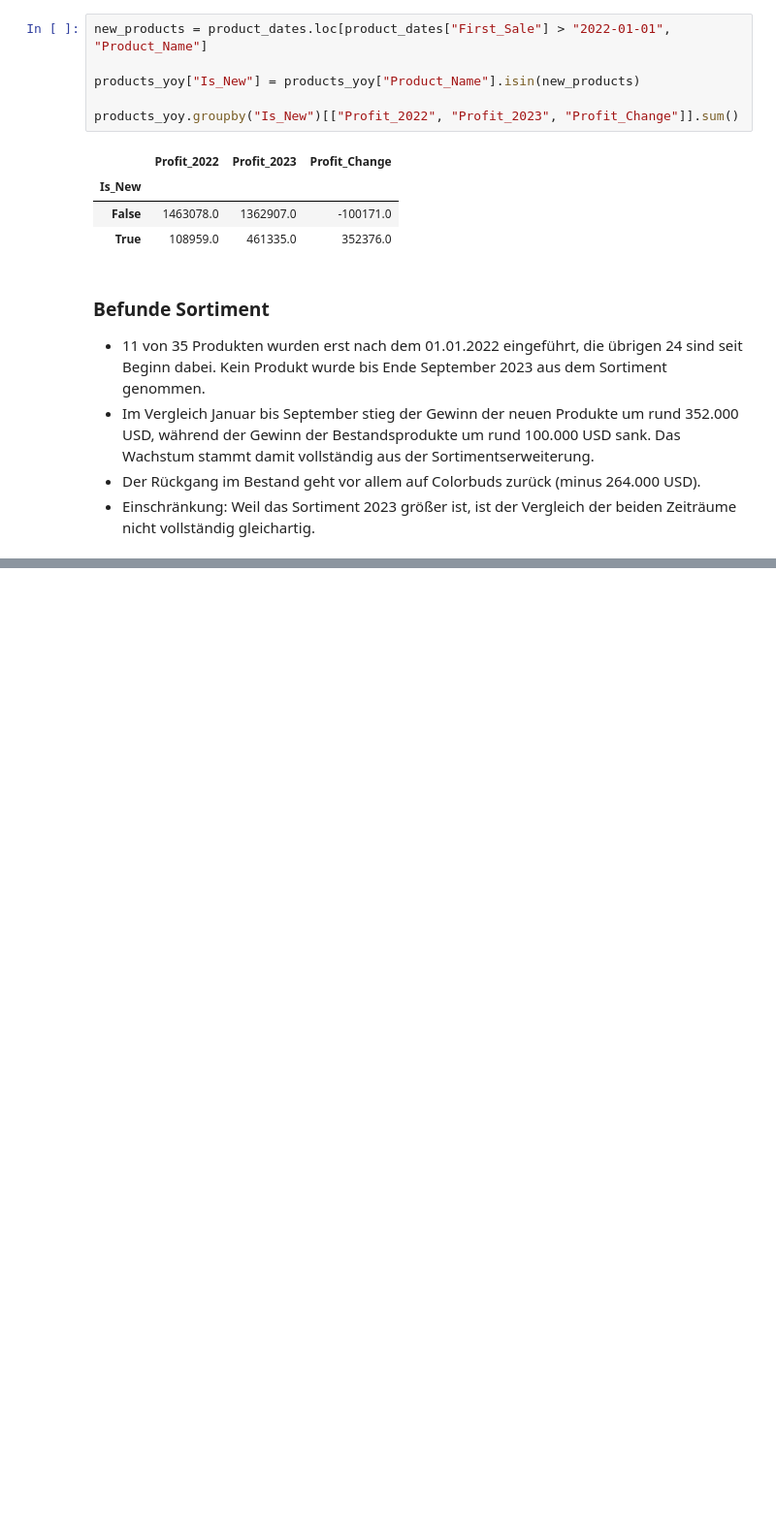
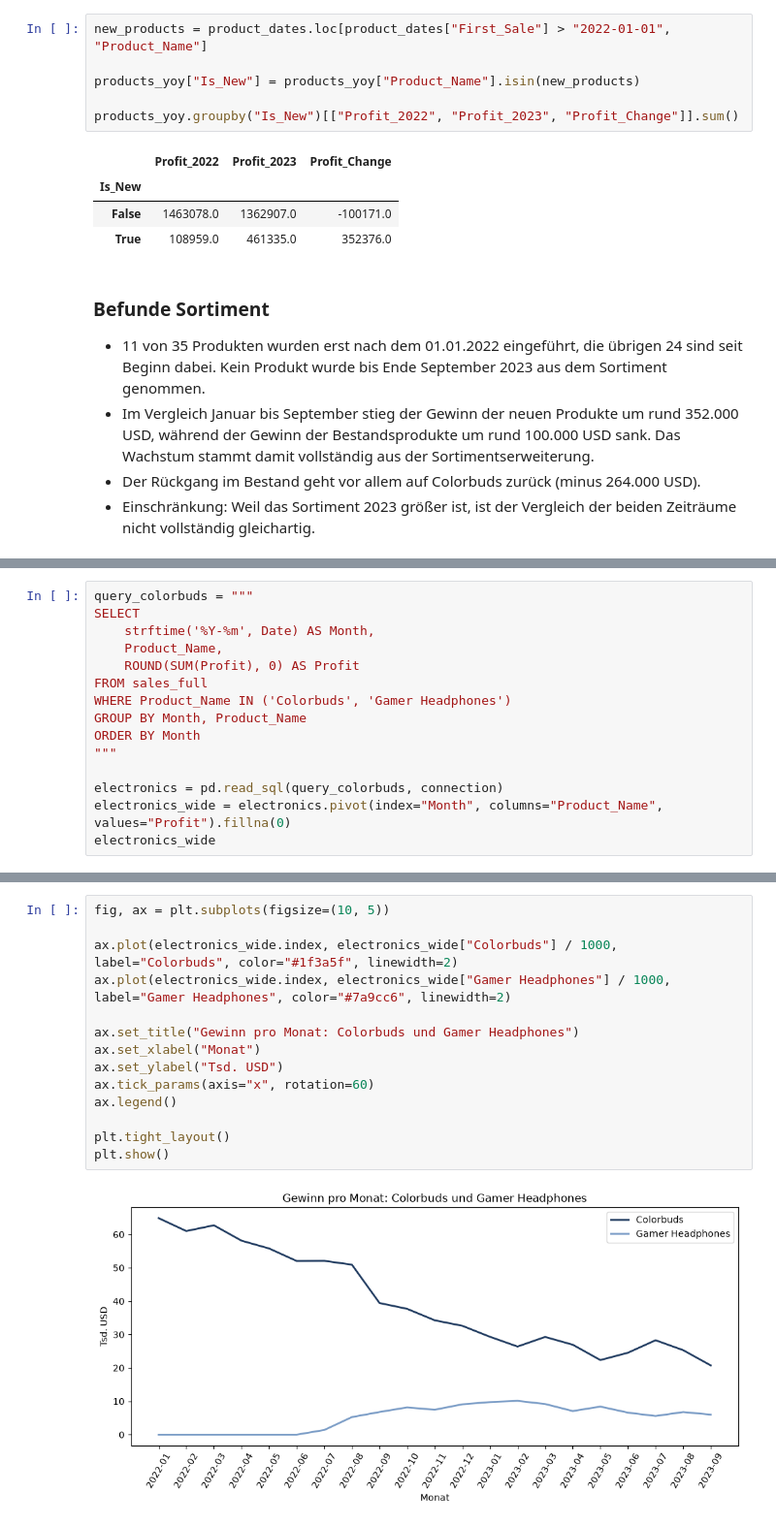
Before and after one commit to chrishorvath8595/maven_toys_profitability, a Jupyter notebook: notebooks/03_daten_analysieren.ipynb, the cells around one changed output, grey strips where cells are left out. Shown at 97% size. Saved outputs shown, nothing was run; the diff lists cells and outputs as text; blank space fills up the shorter version.

Commit message:
Auswertung Colorbuds, Filialtyp und Stadt

```diff
--- a/notebooks/03_daten_analysieren.ipynb
+++ b/notebooks/03_daten_analysieren.ipynb
@@ -255,0 +259,15 @@ products_yoy.groupby("Is_New")[["Profit_2022", "Profit_2023", "Profit_Change"]].
+# %%
+query_colorbuds = """
+SELECT
+    strftime('%Y-%m', Date) AS Month,
+    Product_Name,
+    ROUND(SUM(Profit), 0) AS Profit
+FROM sales_full
+WHERE Product_Name IN ('Colorbuds', 'Gamer Headphones')
+GROUP BY Month, Product_Name
+ORDER BY Month
+"""
+
+electronics = pd.read_sql(query_colorbuds, connection)
+electronics_wide = electronics.pivot(index="Month", columns="Product_Name", values="Profit").fillna(0)
+electronics_wide
@@ -255,0 +293,16 @@ products_yoy.groupby("Is_New")[["Profit_2022", "Profit_2023", "Profit_Change"]].
+# %%
+fig, ax = plt.subplots(figsize=(10, 5))
+
+ax.plot(electronics_wide.index, electronics_wide["Colorbuds"] / 1000, label="Colorbuds", color="#1f3a5f", linewidth=2)
+ax.plot(electronics_wide.index, electronics_wide["Gamer Headphones"] / 1000, label="Gamer Headphones", color="#7a9cc6", linewidth=2)
+
+ax.set_title("Gewinn pro Monat: Colorbuds und Gamer Headphones")
+ax.set_xlabel("Monat")
+ax.set_ylabel("Tsd. USD")
+ax.tick_params(axis="x", rotation=60)
+ax.legend()
+
+plt.tight_layout()
+plt.show()
+# %% [output]
+[figure, added]
```
Also changed, not shown: parts of 10 cells of this notebook.
